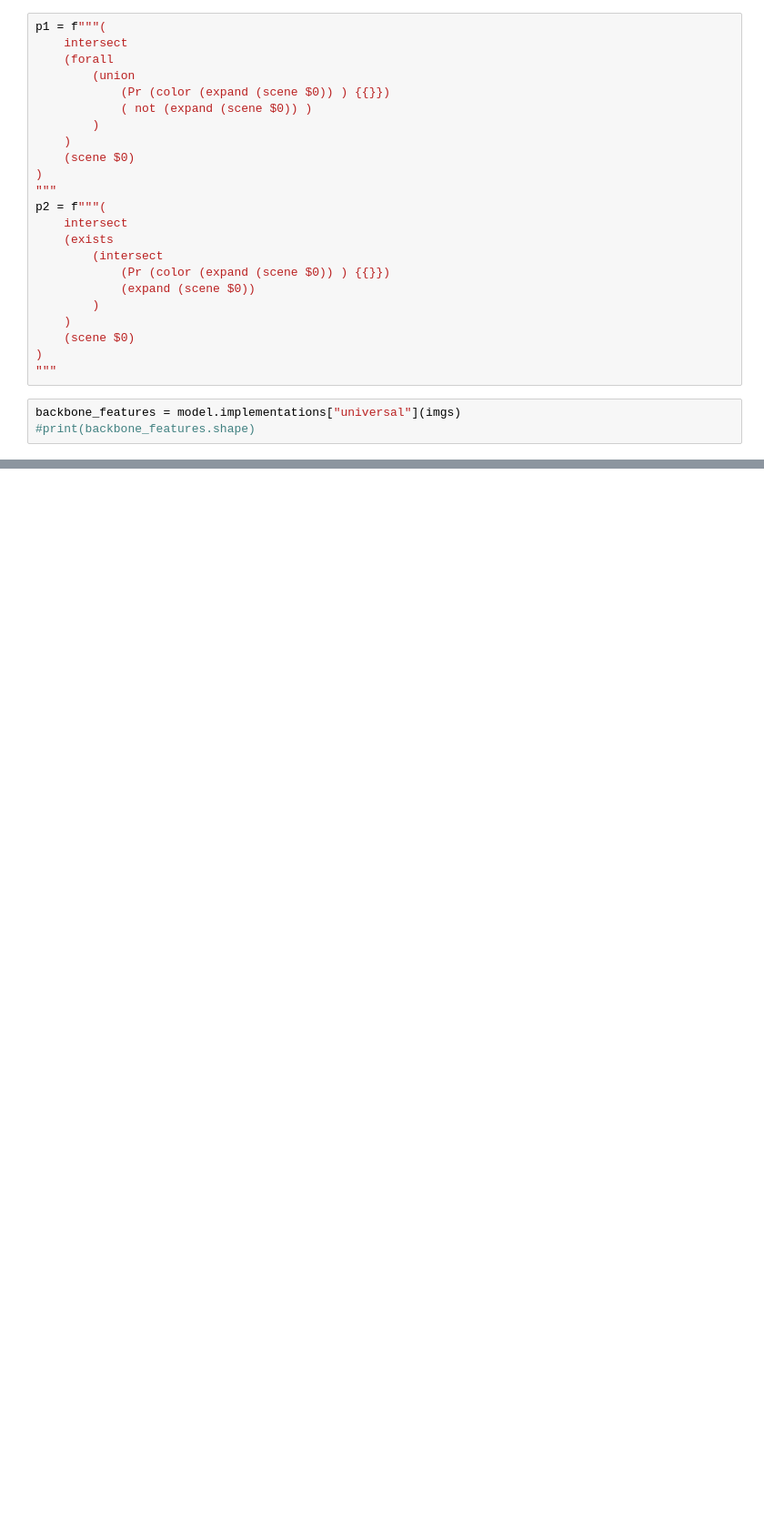
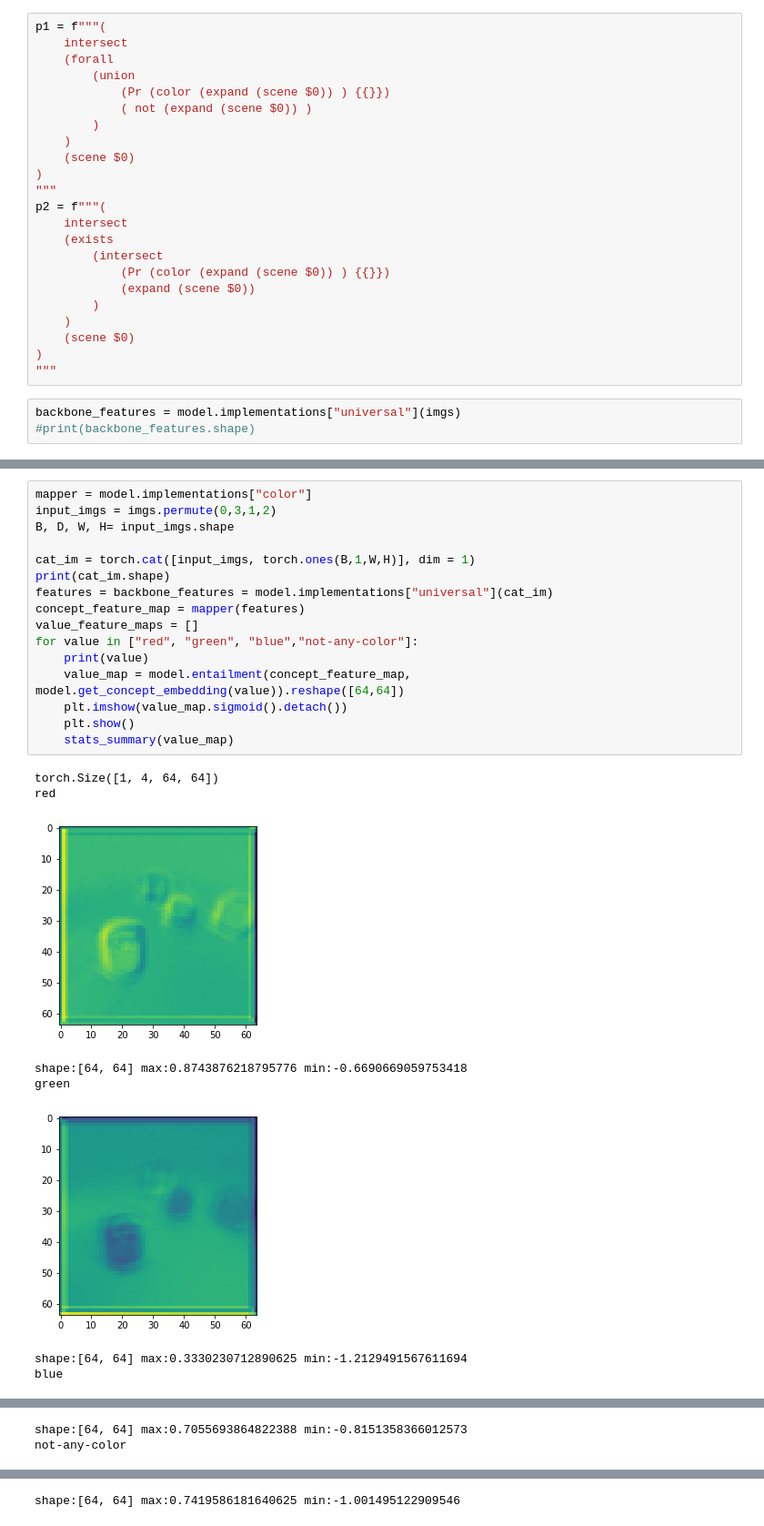
Before and after one commit to ZongjingLi/GroupNet, a Jupyter notebook: demo_expr.ipynb, the cells around one changed output, grey strips where cells are left out. Shown at 91% size. Cells and saved outputs as stored; diff of their text form; blank space fills up the shorter version.

```diff
--- a/demo_expr.ipynb
+++ b/demo_expr.ipynb
@@ -249,0 +315,25 @@ ValueError: 'not-any-color' is not in list
+# %%
+mapper = model.implementations["color"]
+input_imgs = imgs.permute(0,3,1,2)
+B, D, W, H= input_imgs.shape
+
+cat_im = torch.cat([input_imgs, torch.ones(B,1,W,H)], dim = 1)
+print(cat_im.shape)
+features = backbone_features = model.implementations["universal"](cat_im)
+concept_feature_map = mapper(features)
+value_feature_maps = []
+for value in ["red", "green", "blue","not-any-color"]:
+    print(value)
+    value_map = model.entailment(concept_feature_map, model.get_concept_embedding(value)).reshape([64,64])
+    plt.imshow(value_map.sigmoid().detach())
+    plt.show()
+    stats_summary(value_map)
+# %% [output]
+torch.Size([1, 4, 64, 64])
+red
+[figure, added]
+shape:[64, 64] max:0.8743876218795776 min:-0.6690669059753418
+green
+[figure, added]
+shape:[64, 64] max:0.3330230712890625 min:-1.2129491567611694
+blue
@@ -249,0 +341,2 @@ ValueError: 'not-any-color' is not in list
+shape:[64, 64] max:0.7055693864822388 min:-0.8151358366012573
+not-any-color
@@ -249,0 +344 @@ ValueError: 'not-any-color' is not in list
+shape:[64, 64] max:0.7419586181640625 min:-1.001495122909546
```
Also changed, not shown: parts of 11 cells of this notebook, 12 other files.
